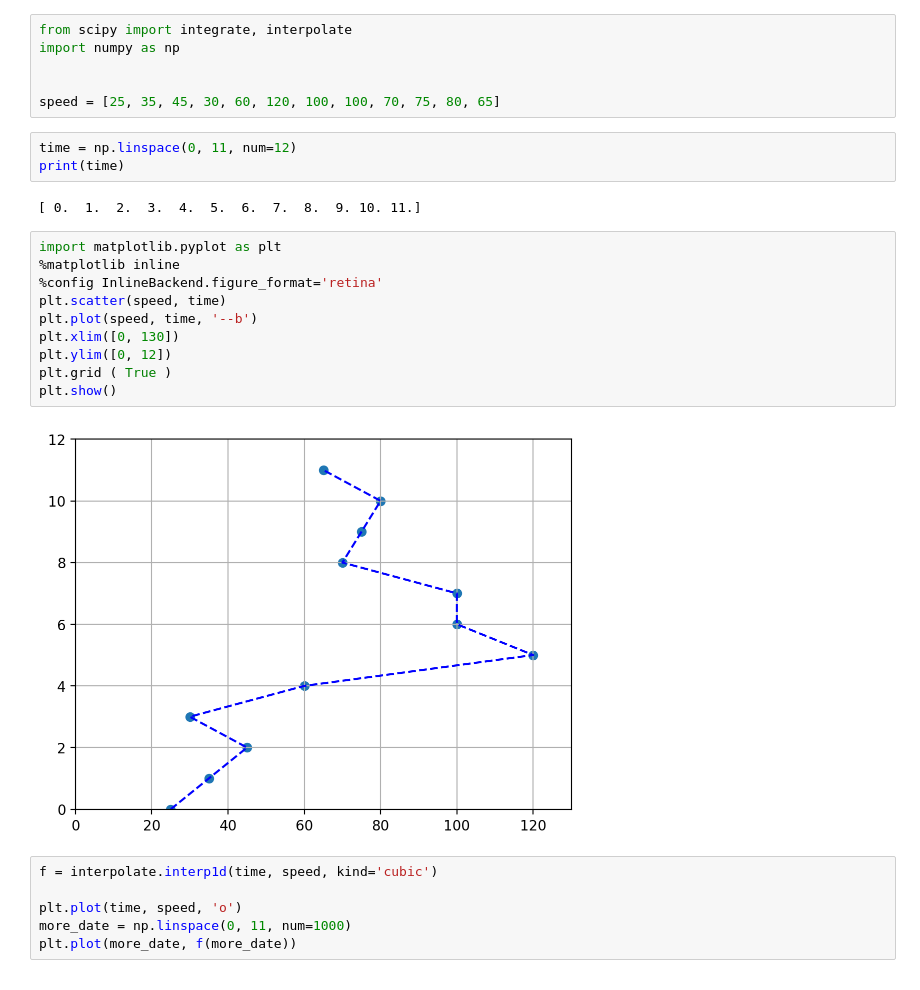
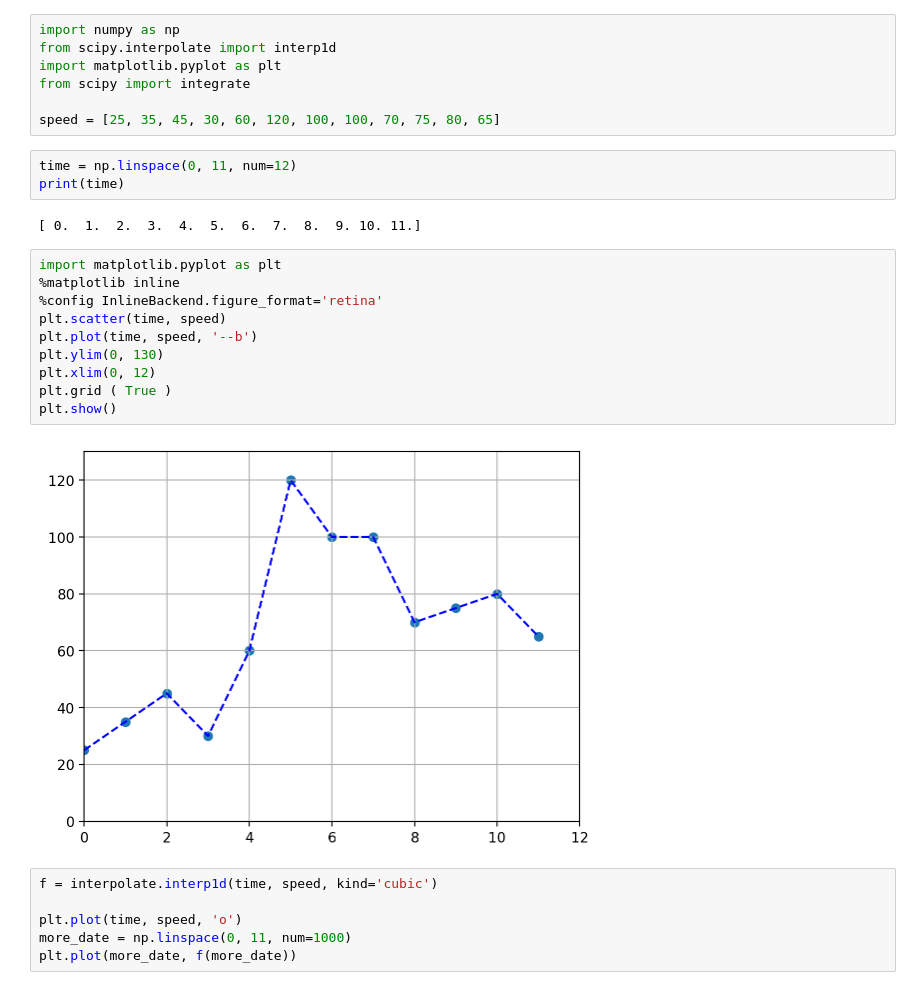
Before and after one commit to SMARTcla/Python_data, a Jupyter notebook: module_4/Hw4.1.ipynb, the cells around one changed output. Cells and saved outputs as stored; diff of their text form.

```diff
--- a/module_4/Hw4.1.ipynb
+++ b/module_4/Hw4.1.ipynb
@@ -1,7 +1,8 @@
 # %%
-from scipy import integrate, interpolate
 import numpy as np
-
+from scipy.interpolate import interp1d
+import matplotlib.pyplot as plt
+from scipy import integrate
 
 speed = [25, 35, 45, 30, 60, 120, 100, 100, 70, 75, 80, 65]
 # %%
@@ -12,15 +13,15 @@ print(time)
 # %%
 import matplotlib.pyplot as plt
 %matplotlib inline
 %config InlineBackend.figure_format='retina'
-plt.scatter(speed, time)
-plt.plot(speed, time, '--b')
-plt.xlim([0, 130])
-plt.ylim([0, 12])
+plt.scatter(time, speed)
+plt.plot(time, speed, '--b')
+plt.ylim(0, 130)
+plt.xlim(0, 12)
 plt.grid ( True )
 plt.show()
 # %% [output]
-[figure, old version]
+[figure, new version]
 # %%
 f = interpolate.interp1d(time, speed, kind='cubic')
 
```
Also changed, not shown: 1 other file.
